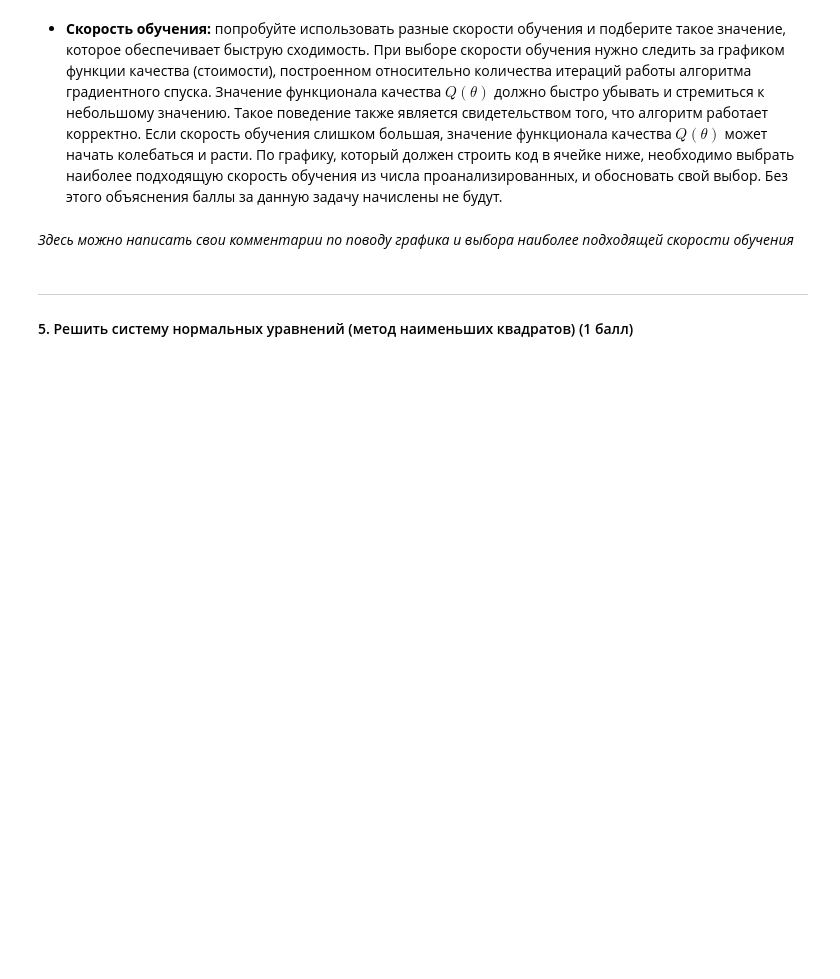
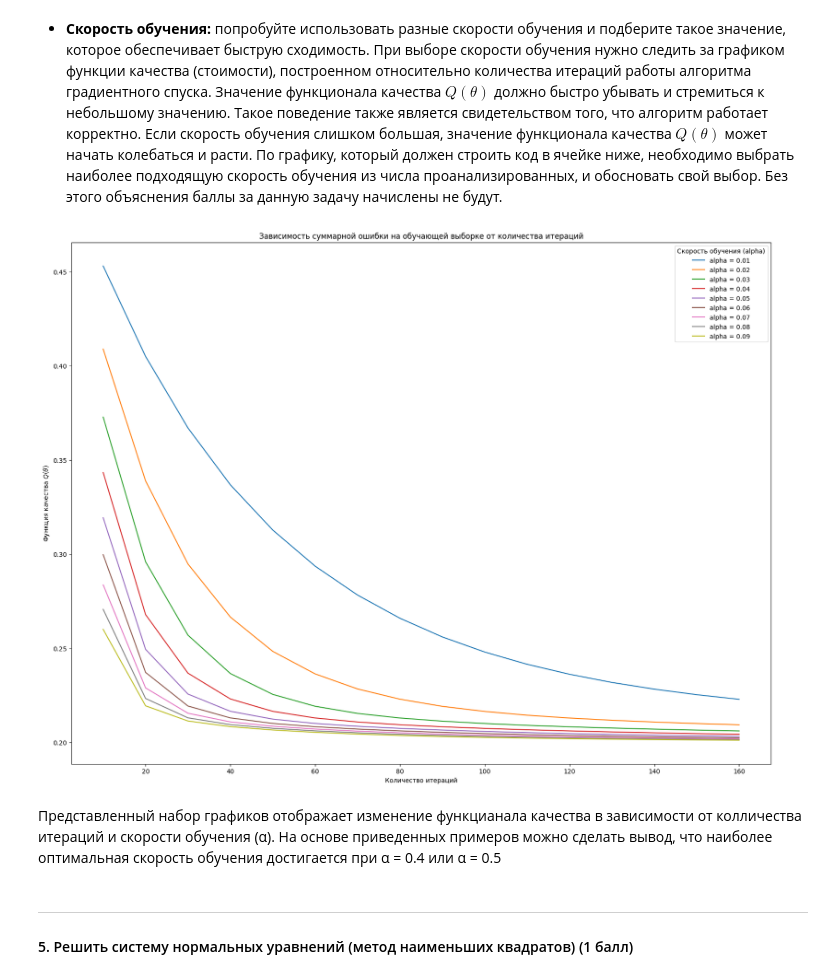
Before and after one commit to Issld/my-projects, a Jupyter notebook: regression_assignment.ipynb, the cells around one changed output. Drawn from its saved outputs; the diff is of its cells as text; code cells hidden in the pictures; blank space fills up the shorter version.

```diff
--- a/regression_assignment.ipynb
+++ b/regression_assignment.ipynb
@@ -348,27 +337,28 @@ print(my_model.fit_with_normal_equations(x_train, y_train))
 # %%
 # Используйте следующий код, чтобы построить график скорости обучения.
 # Для построения графика функции качества необходимо заполнить списки iters и costs
 # Можно построить несколько кривых на одном графике, соответствующих разным скоростям обучения, чтобы выбрать наилучшую
-#
 
 plt.figure(figsize=(20, 15))
-# поместите сюда ваш код
-iters = []
+iters = list(range(10, 170, 10))
 
-for i in range(0, 90, 10): # <- эти параметры имеет смысл подобрать самостоятельно
-    my_model.alpha = i / 100
+for i in range(1, 10): # <- эти параметры имеет смысл подобрать самостоятельно
+    my_model.alpha = i/100
     costs = []
     for j in iters:
-        costs.append(my_model.fit_with_GD(X_train, y_train, j))
-    plt.plot(iters, costs)
-
+        cost = my_model.fit_with_GD(x_train, y_train, iters=j)
+        costs.append(cost)
+    plt.plot(iters, costs, label=f'alpha = {my_model.alpha}')
 
 # не забудьте про легенду
+plt.legend(title='Скорость обучения (alpha)')
 plt.xlabel('Количество итераций')
 plt.ylabel(r'Функция качества $Q(\theta)$')
-plt.title('Зависимость суммарной ошибки на обучающей выборке от количества итераций')
+_= plt.title('Зависимость суммарной ошибки на обучающей выборке от количества итераций')
+# %% [output]
+[figure, added]
-# %% [markdown]
-*Здесь можно написать свои комментарии по поводу графика и выбора наиболее подходящей скорости обучения*
+# %% [markdown]
+Представленный набор графиков отображает изменение функцианала качества в зависимости от колличества итераций и скорости обучения (α). На основе приведенных примеров можно сделать вывод, что наиболее оптимальная скорость обучения достигается при α = 0.4 или α = 0.5
 # %% [markdown]
 - - -
 #### 5. Решить систему нормальных уравнений (метод наименьших квадратов) (1 балл)
```
Also changed, not shown: parts of 10 cells of this notebook.
